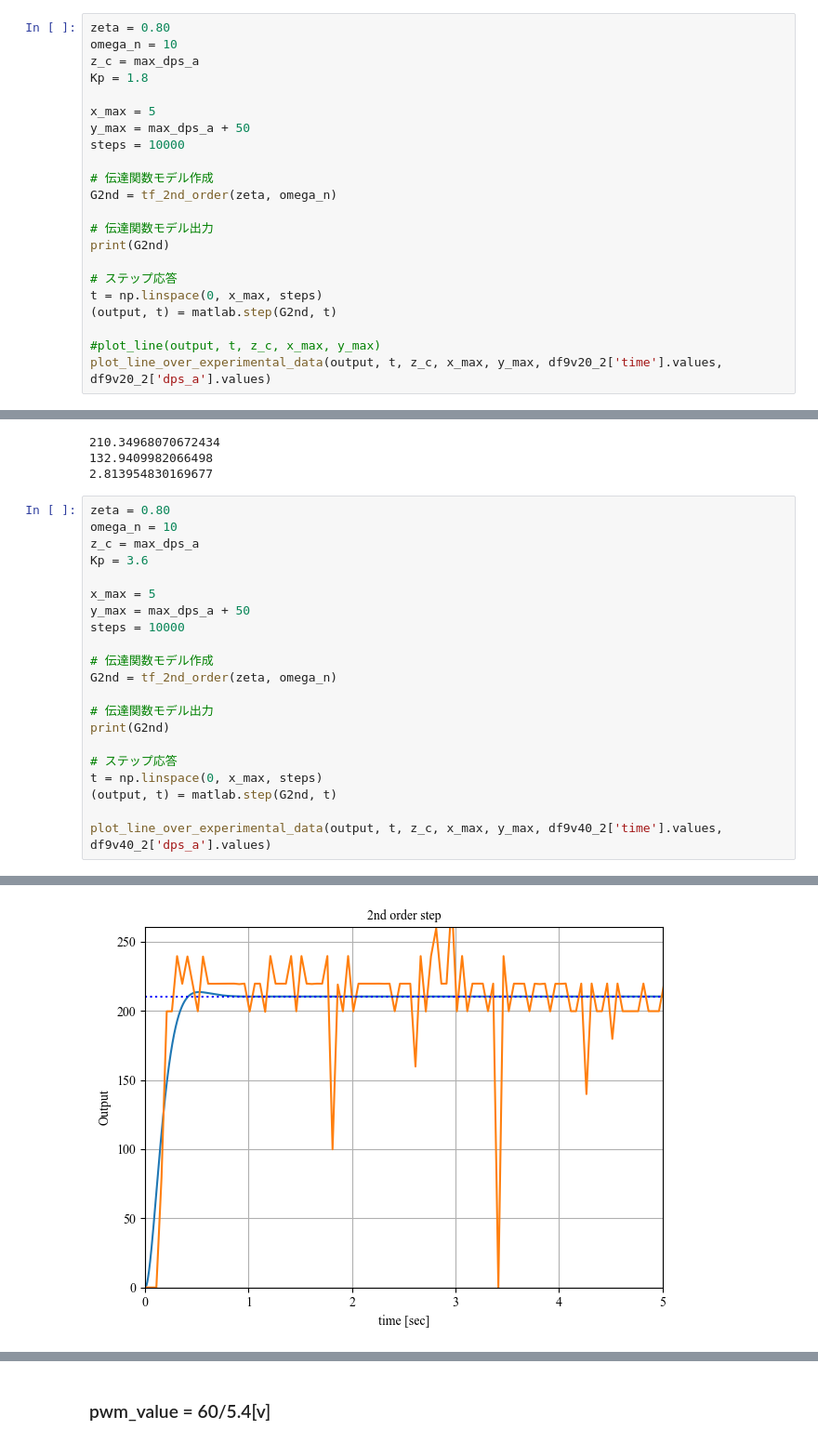
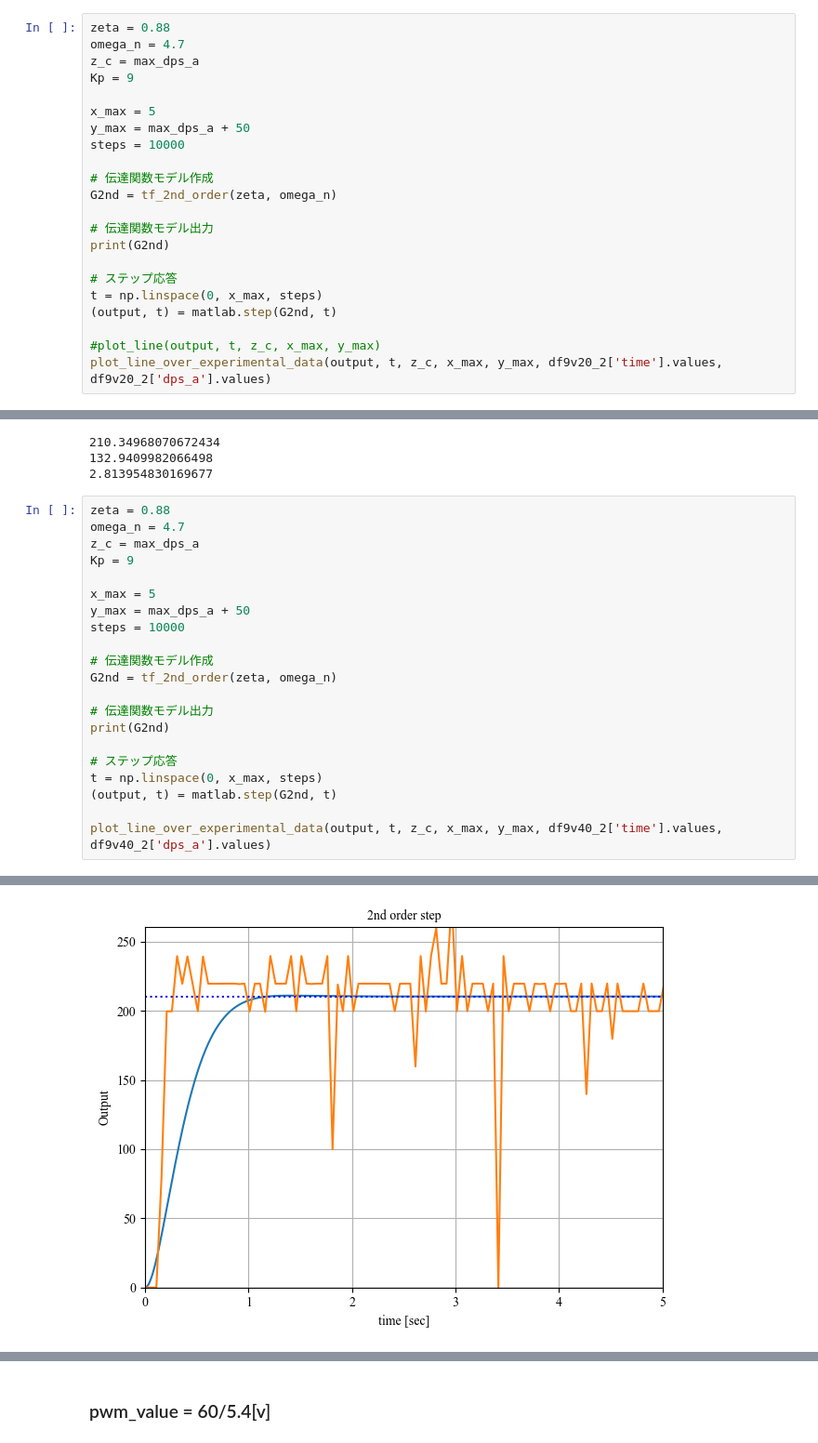
Before and after one commit to nekonabesan/researchScript, a Jupyter notebook: ev3-pwm.ipynb, the cells around one changed output, grey strips where cells are left out. Shown at 93% size. Cells and saved outputs as stored; diff of their text form.

```diff
--- a/ev3-pwm.ipynb
+++ b/ev3-pwm.ipynb
@@ -417,10 +417,10 @@ print(tau_a)
 58.15677783649981
 1.460763931274413
 # %%
-zeta = 0.80
-omega_n = 10
+zeta = 0.88
+omega_n = 4.7
 z_c = max_dps_a
-Kp = 1.8
+Kp = 9
 
 x_max = 5
 y_max = max_dps_a + 50
@@ -479,10 +479,10 @@ print(tau_a)
 132.9409982066498
 2.813954830169677
 # %%
-zeta = 0.80
-omega_n = 10
+zeta = 0.88
+omega_n = 4.7
 z_c = max_dps_a
-Kp = 3.6
+Kp = 9
 
 x_max = 5
 y_max = max_dps_a + 50
@@ -506,4 +506,4 @@ s^2 + 16 s + 100
-[figure, old version]
+[figure, new version]
 # %%
 (a_max, t_peak) = get_peak(z_c * output, t)
 print(a_max - z_c)
```
Also changed, not shown: parts of 13 cells of this notebook, 7 other files.
